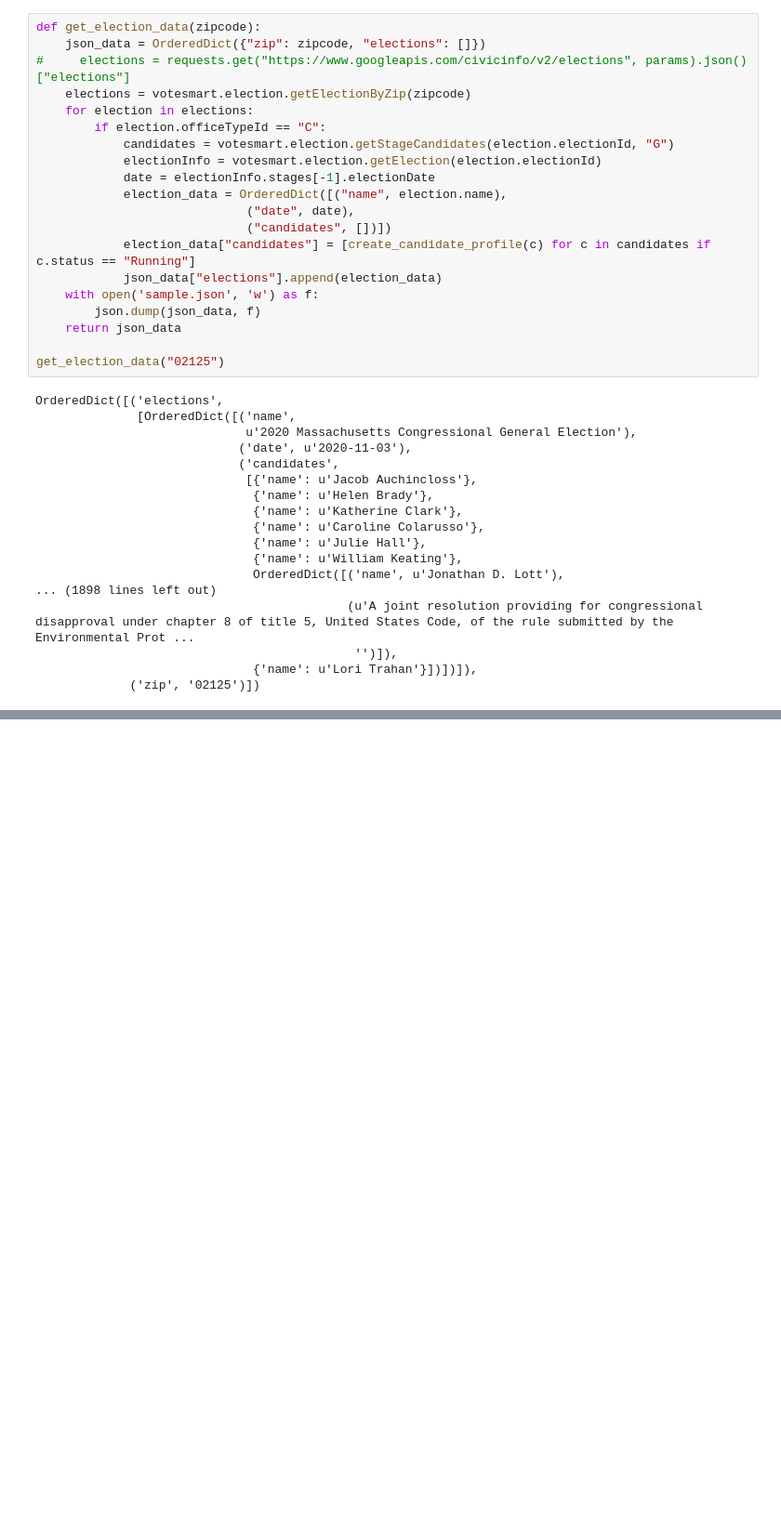
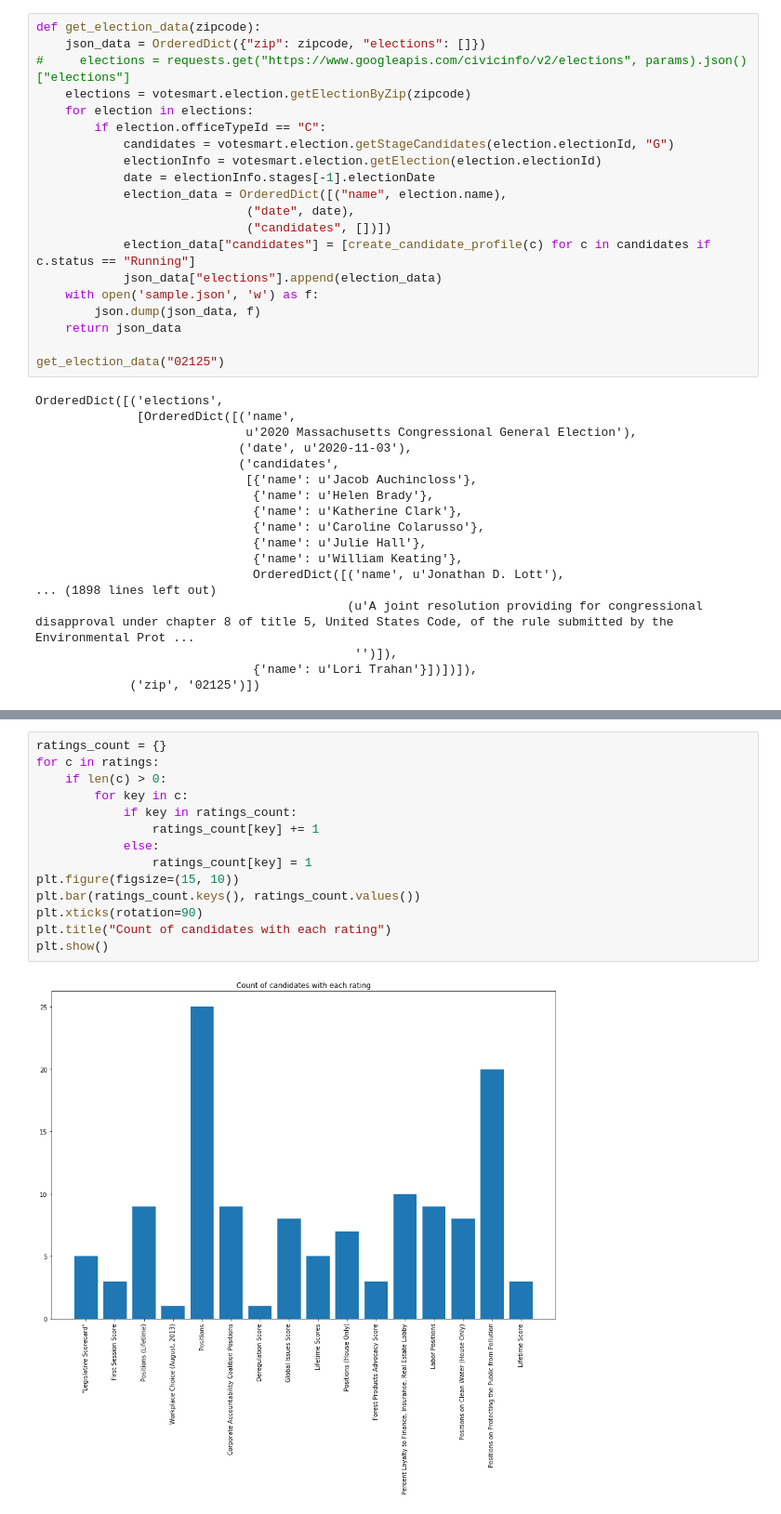
Before and after one commit to tqiu8/CCW, a Jupyter notebook: election-data/Election-data.ipynb, the cells around one changed output, grey strips where cells are left out. Shown at 93% size. Cells and saved outputs as stored; diff of their text form; blank space fills up the shorter version.

```diff
--- a/election-data/Election-data.ipynb
+++ b/election-data/Election-data.ipynb
@@ -327,0 +375,16 @@ OrderedDict([('elections',
+# %%
+ratings_count = {}
+for c in ratings:
+    if len(c) > 0:
+        for key in c:
+            if key in ratings_count:
+                ratings_count[key] += 1
+            else:
+                ratings_count[key] = 1
+plt.figure(figsize=(15, 10))
+plt.bar(ratings_count.keys(), ratings_count.values())
+plt.xticks(rotation=90)
+plt.title("Count of candidates with each rating")
+plt.show()
+# %% [output]
+[figure, added]
```
Also changed, not shown: parts of 5 cells of this notebook, 3 other files.
